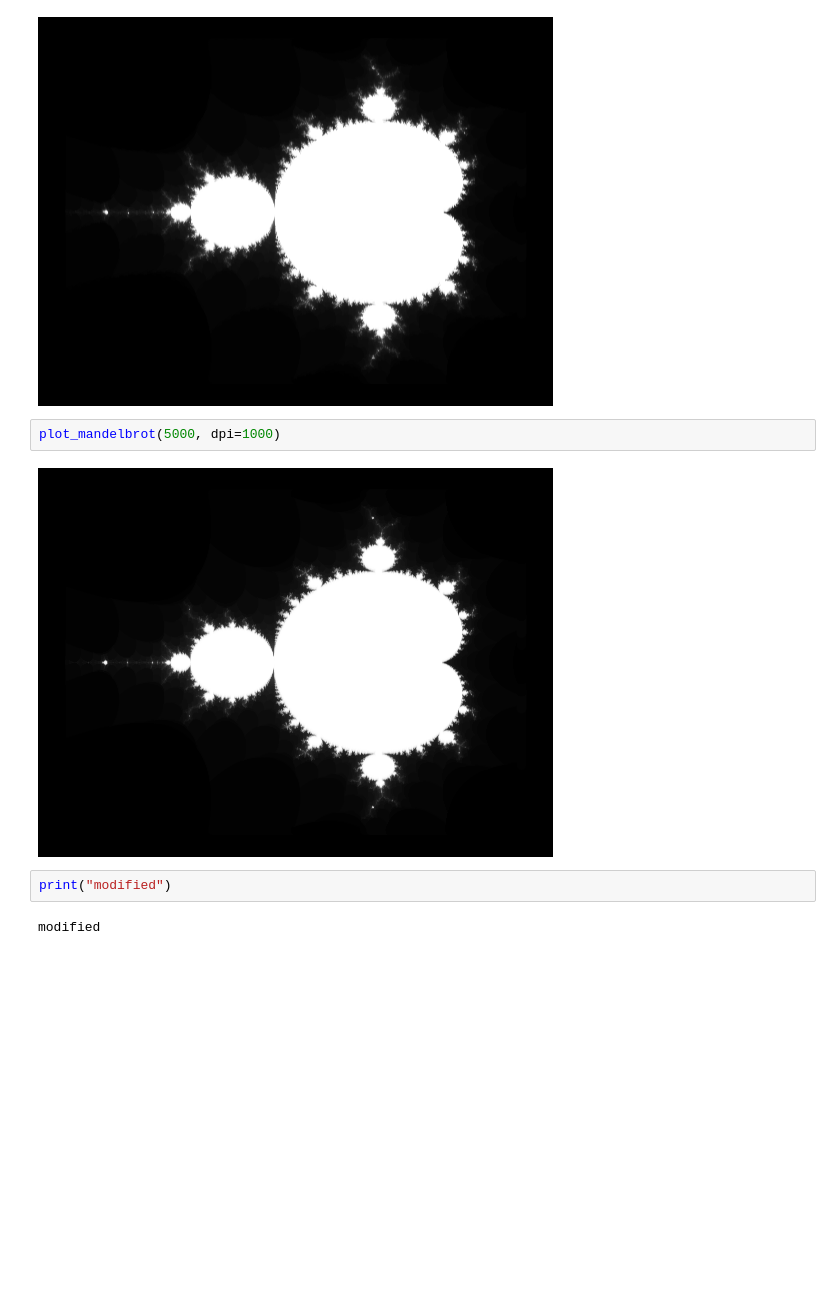
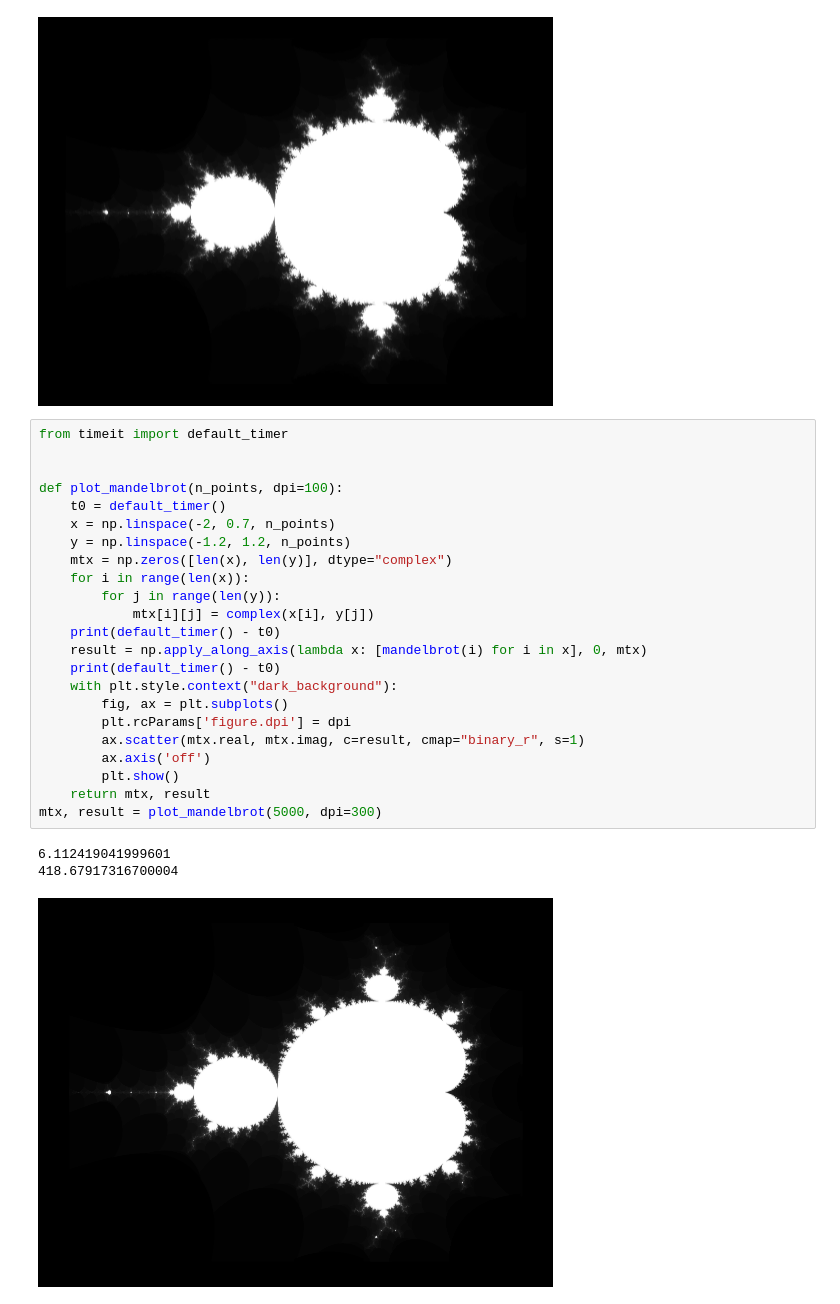
Before and after one commit to jedsurf/fun, a Jupyter notebook: mandelbrot.ipynb, the cells around one changed output. Saved outputs shown, nothing was run; the diff lists cells and outputs as text; blank space fills up the shorter version.

```diff
--- a/mandelbrot.ipynb
+++ b/mandelbrot.ipynb
@@ -34,11 +34,30 @@ def plot_mandelbrot(n_points, dpi=100):
 plot_mandelbrot(500, dpi=300)
 # %% [output]
 [figure]
-# %%
-plot_mandelbrot(5000, dpi=1000)
-# %% [output]
-[figure, removed]
-# %%
-print("modified")
-# %% [output]
-modified
+# %%
+from timeit import default_timer
+
+
+def plot_mandelbrot(n_points, dpi=100):
+    t0 = default_timer()
+    x = np.linspace(-2, 0.7, n_points)
+    y = np.linspace(-1.2, 1.2, n_points)
+    mtx = np.zeros([len(x), len(y)], dtype="complex")
+    for i in range(len(x)):
+        for j in range(len(y)):
+            mtx[i][j] = complex(x[i], y[j])
+    print(default_timer() - t0)
+    result = np.apply_along_axis(lambda x: [mandelbrot(i) for i in x], 0, mtx)
+    print(default_timer() - t0)
+    with plt.style.context("dark_background"):
+        fig, ax = plt.subplots()
+        plt.rcParams['figure.dpi'] = dpi
+        ax.scatter(mtx.real, mtx.imag, c=result, cmap="binary_r", s=1)
+        ax.axis('off')
+        plt.show()
+    return mtx, result
+mtx, result = plot_mandelbrot(5000, dpi=300)
+# %% [output]
+6.112419041999601
+418.67917316700004
+[figure, added]
```
Also changed, not shown: parts of 2 cells of this notebook, 1 other file.
